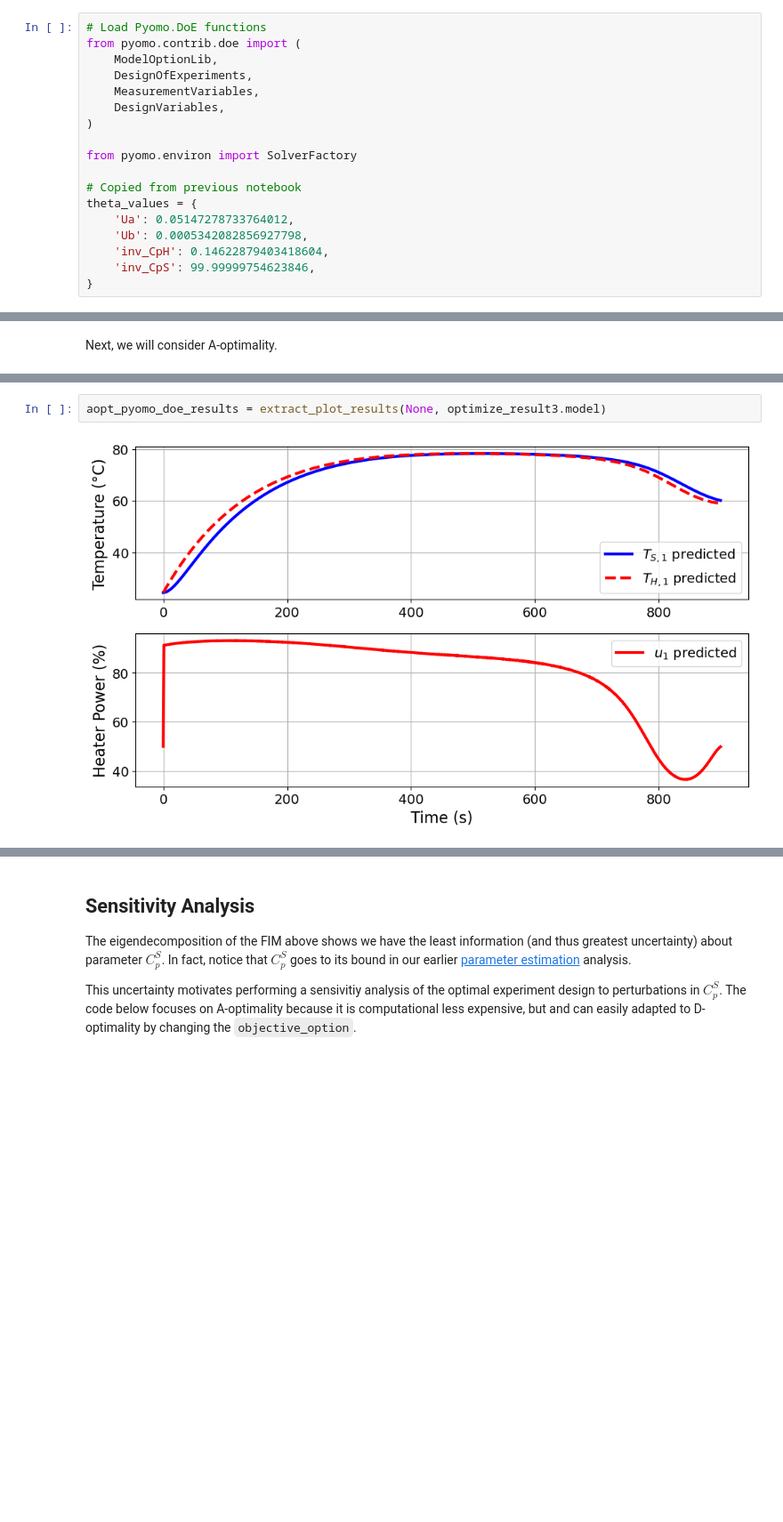
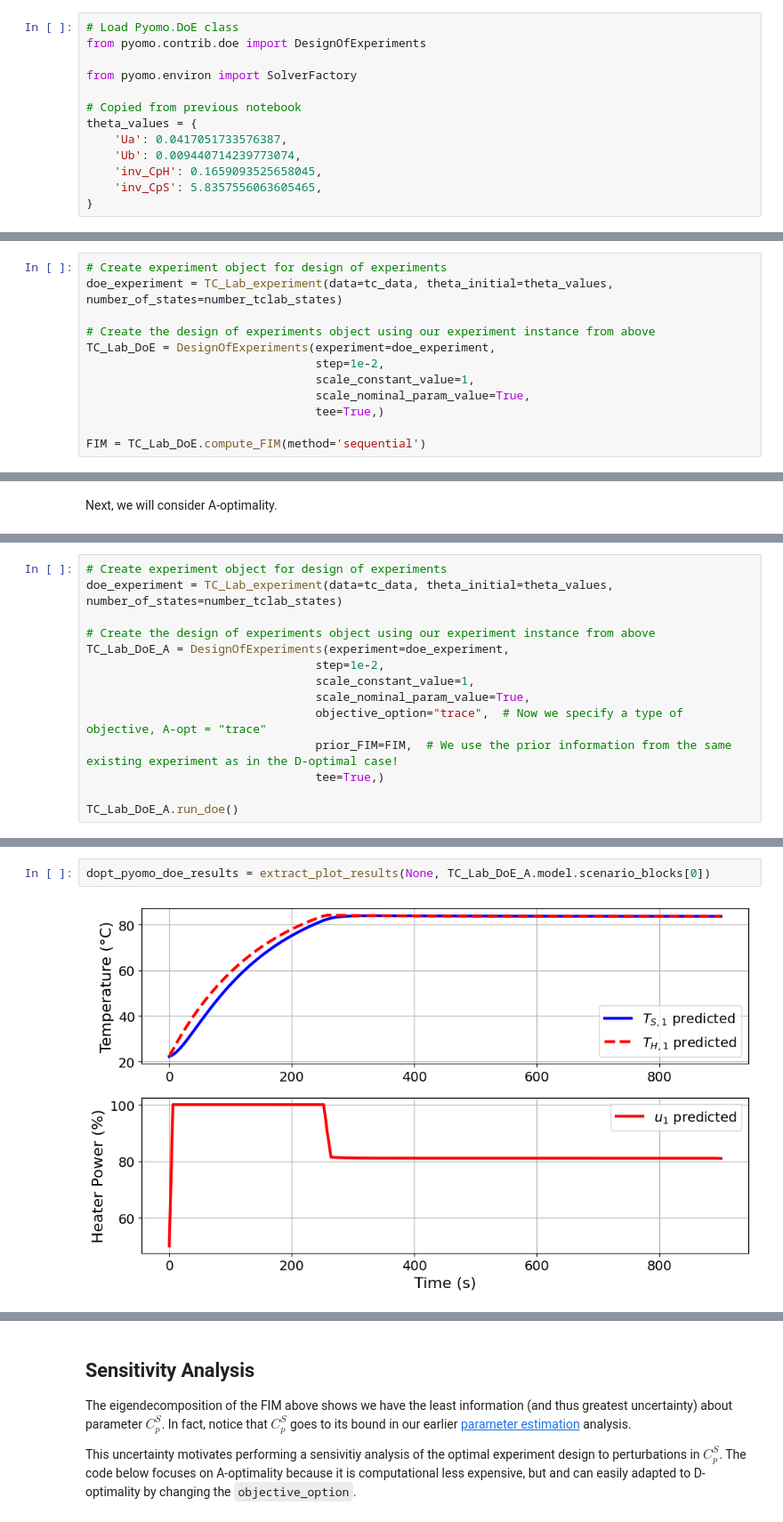
Before and after one commit to dowlinglab/pyomo-doe, a Jupyter notebook: notebooks/doe_optimize.ipynb, the cells around one changed output, grey strips where cells are left out. Shown at 89% size. Cells and saved outputs as stored; diff of their text form; blank space fills up the shorter version.

```diff
--- a/notebooks/doe_optimize.ipynb
+++ b/notebooks/doe_optimize.ipynb
@@ -87,20 +92,15 @@ tc_data = TCLabExperiment(
 # %% [markdown]
 We will start computing the FIM of the sine test experiment.
 # %%
-# Load Pyomo.DoE functions
-from pyomo.contrib.doe import (
-    ModelOptionLib,
-    DesignOfExperiments,
-    MeasurementVariables,
-    DesignVariables,
-)
+# Load Pyomo.DoE class
+from pyomo.contrib.doe import DesignOfExperiments
 
 from pyomo.environ import SolverFactory
 
 # Copied from previous notebook
 theta_values = {
-    'Ua': 0.05147278733764012,
-    'Ub': 0.0005342082856927798,
-    'inv_CpH': 0.14622879403418604,
-    'inv_CpS': 99.99999754623846,
+    'Ua': 0.0417051733576387,
+    'Ub': 0.009440714239773074,
+    'inv_CpH': 0.1659093525658045,
+    'inv_CpS': 5.8357556063605465,
 }
@@ -172,3 +107,15 @@ INFO: elapsed time: 8.1 seconds
+# %%
+# Create experiment object for design of experiments
+doe_experiment = TC_Lab_experiment(data=tc_data, theta_initial=theta_values, number_of_states=number_tclab_states)
+
+# Create the design of experiments object using our experiment instance from above
+TC_Lab_DoE = DesignOfExperiments(experiment=doe_experiment,
+                                 step=1e-2,
+                                 scale_constant_value=1,
+                                 scale_nominal_param_value=True,
+                                 tee=True,)
+
+FIM = TC_Lab_DoE.compute_FIM(method='sequential')
 # %% [markdown]
 Finally, we will look at the eigendecomposition using the helper function `results_summary` defined in `tclab_pyomo.py`.
 # %%
@@ -331,0 +219,14 @@ INFO: elapsed time: 14.8 seconds
+# %%
+# Create experiment object for design of experiments
+doe_experiment = TC_Lab_experiment(data=tc_data, theta_initial=theta_values, number_of_states=number_tclab_states)
+
+# Create the design of experiments object using our experiment instance from above
+TC_Lab_DoE_A = DesignOfExperiments(experiment=doe_experiment,
+                                 step=1e-2,
+                                 scale_constant_value=1,
+                                 scale_nominal_param_value=True,
+                                 objective_option="trace",  # Now we specify a type of objective, A-opt = "trace"
+                                 prior_FIM=FIM,  # We use the prior information from the same existing experiment as in the D-optimal case!
+                                 tee=True,)
+
+TC_Lab_DoE_A.run_doe()
@@ -332,5 +251,5 @@ INFO: elapsed time: 14.8 seconds
 # %%
-aopt_pyomo_doe_results = extract_plot_results(None, optimize_result3.model)
+dopt_pyomo_doe_results = extract_plot_results(None, TC_Lab_DoE_A.model.scenario_blocks[0])
 # %% [output]
-[figure, old version]
+[figure, new version]
 Model parameters:
```
Also changed, not shown: parts of 34 cells of this notebook, 1 other file.
